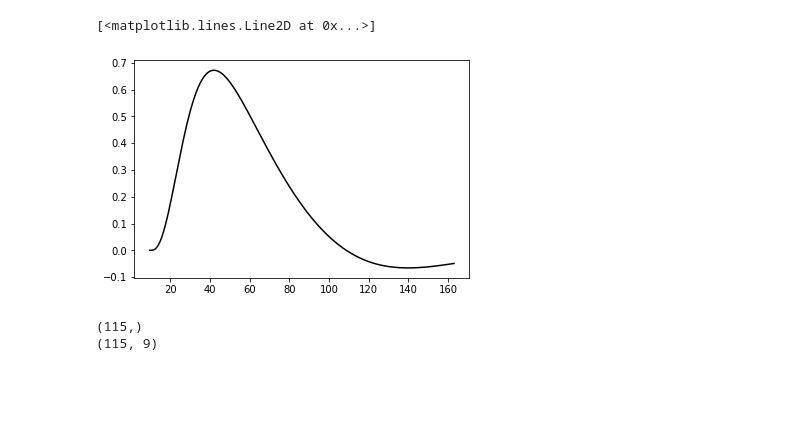
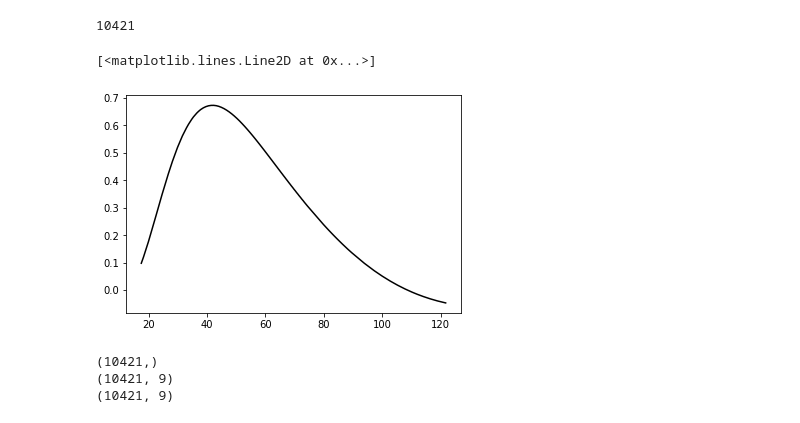
Before and after one commit to yuhangster/nonlinear-brain-mass-model, a Jupyter notebook: data-fit/sindy-fit.ipynb, the cells around one changed output. Cells and saved outputs as stored; diff of their text form; code cells hidden in the pictures; blank space fills up the shorter version.

Commit message:
updated the  data library and threshold
need to increase the data and also use half training and half testing

```diff
--- a/data-fit/sindy-fit.ipynb
+++ b/data-fit/sindy-fit.ipynb
@@ -24,23 +24,25 @@ xdot = pd.read_csv (r'C:\Users\l2016\GitHub\nonlinear-brain-mass-model\data-fit\
 t = t.to_numpy() #0 to 1000
 x = x.to_numpy() #1039 by 16
 xdot = xdot.to_numpy()
-# print(x.shape[0])
+print(x.shape[0])
 # print(type(x))
 #print(x[:,2])
+# %% [output]
+10421
 # %%
-cl1 = x[20:200,1] - x[20:200,2]
-plt.plot(t[20:200], cl1,'k')
+cl1 = x[:,1] - x[:,2]
+plt.plot(t, cl1,'k')
 # %% [output]
 [<matplotlib.lines.Line2D at 0x...>]
-[figure, old version]
+[figure, new version]
 # %%
 #the case 1 with one column
 #
 #create the training data
 #index = math.floor(len(t)/2)#519
-index = 140
+index = x.shape[0]
 #test 1 use u as a input
-im = 25
+im = 0
 t_train = t[im: index].flatten()
 
 print(t_train.shape)
@@ -56,19 +58,20 @@ x_train = np.concatenate((x_train, y.T), axis=1)
 print(x_train.shape)
 
 #compute the y_dot
-#ydt = diff(y.T)/diff(t_train)
+dydt =np.array([xdot[im:index,1] - xdot[im:index,2]])
 
 #concatenate to x_dot_train
-
-#x_dot_train = np.concatenate((x_dot_train, dydt.T), axis=1)
+x_dot_train = np.concatenate((x_dot_train, dydt.T), axis=1)
+print(x_dot_train.shape)
 
 # test 2
 #I will try to include u as one of the training input as well
 #can I fit u to a single hill wave function with reasonable width
 #and then pass it to the model as a input
 # %% [output]
-(115,)
-(115, 9)
+(10421,)
+(10421, 9)
+(10421, 9)
 # %%
 #I will initial with only 2 functions: one is x
 # the other is the sigmoid-liked function
```
Also changed, not shown: parts of 7 cells of this notebook, 7 other files.
